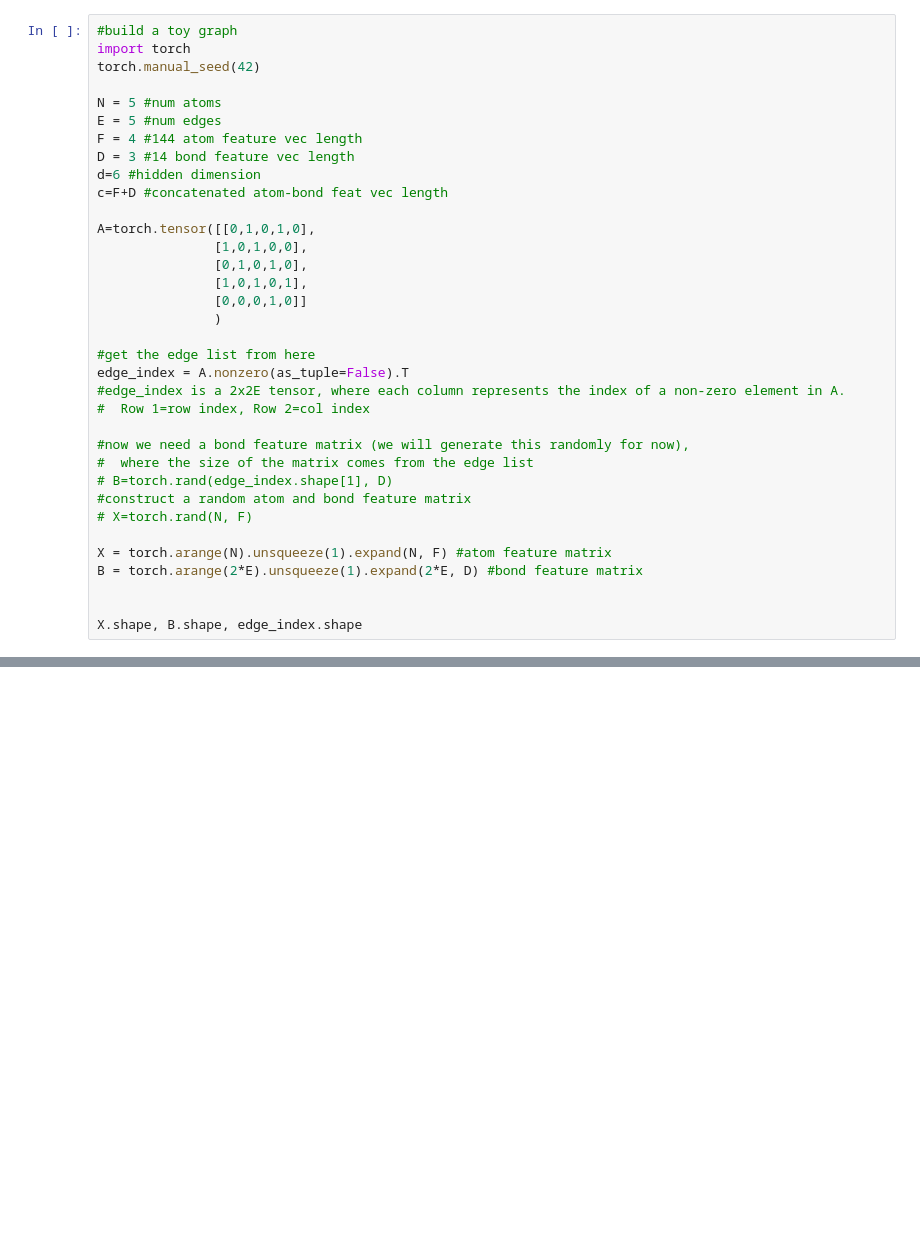
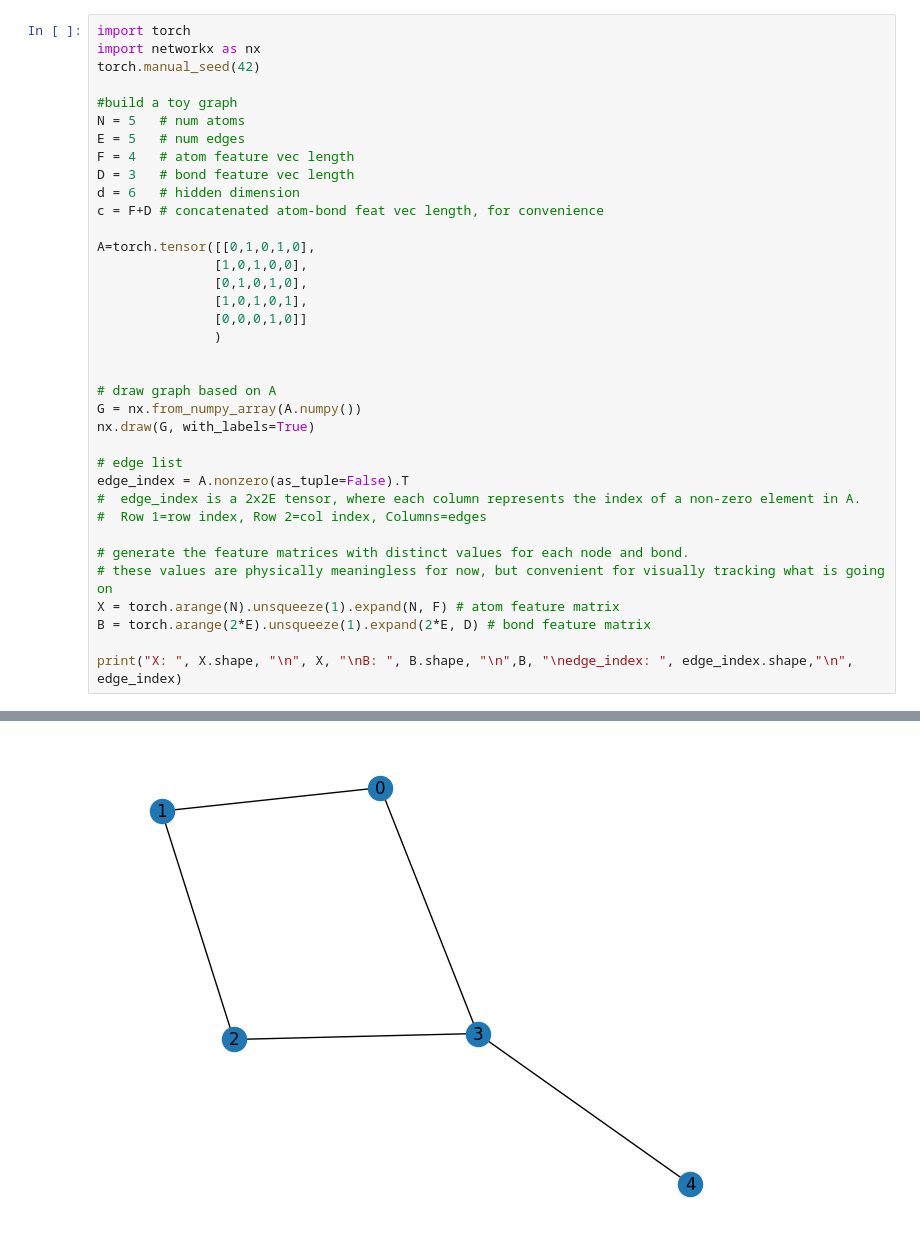
Before and after one commit to michaelmontemurri/simple-dmpnn, a Jupyter notebook: notebooks/demo.ipynb, the cells around one changed output, grey strips where cells are left out. Drawn from its saved outputs; the diff is of its cells as text; blank space fills up the shorter version.

```diff
--- a/notebooks/demo.ipynb
+++ b/notebooks/demo.ipynb
@@ -27,14 +26,15 @@ So how does the directed message passing neural network work? A standard MPNN ta
 # %%
-#build a toy graph
 import torch
+import networkx as nx
 torch.manual_seed(42)
 
-N = 5 #num atoms
-E = 5 #num edges
-F = 4 #144 atom feature vec length
-D = 3 #14 bond feature vec length
-d=6 #hidden dimension
-c=F+D #concatenated atom-bond feat vec length
+#build a toy graph
+N = 5   # num atoms
+E = 5   # num edges
+F = 4   # atom feature vec length
+D = 3   # bond feature vec length
+d = 6   # hidden dimension
+c = F+D # concatenated atom-bond feat vec length, for convenience
 
 A=torch.tensor([[0,1,0,1,0],
                [1,0,1,0,0],
@@ -43,20 +43,20 @@ A=torch.tensor([[0,1,0,1,0],
                [0,0,0,1,0]]
                )
 
-#get the edge list from here
+
+# draw graph based on A
+G = nx.from_numpy_array(A.numpy())
+nx.draw(G, with_labels=True)
+
+# edge list
 edge_index = A.nonzero(as_tuple=False).T
-#edge_index is a 2x2E tensor, where each column represents the index of a non-zero element in A.
-#  Row 1=row index, Row 2=col index
+#  edge_index is a 2x2E tensor, where each column represents the index of a non-zero element in A.
+#  Row 1=row index, Row 2=col index, Columns=edges
 
-#now we need a bond feature matrix (we will generate this randomly for now),
-#  where the size of the matrix comes from the edge list
-# B=torch.rand(edge_index.shape[1], D)
-#construct a random atom and bond feature matrix
-# X=torch.rand(N, F)
+# generate the feature matrices with distinct values for each node and bond.
+# these values are physically meaningless for now, but convenient for visually tracking what is going on
+X = torch.arange(N).unsqueeze(1).expand(N, F) # atom feature matrix
+B = torch.arange(2*E).unsqueeze(1).expand(2*E, D) # bond feature matrix
 
-X = torch.arange(N).unsqueeze(1).expand(N, F) #atom feature matrix
-B = torch.arange(2*E).unsqueeze(1).expand(2*E, D) #bond feature matrix
-
-
-X.shape, B.shape, edge_index.shape
+print("X: ", X.shape, "\n", X, "\nB: ", B.shape, "\n",B, "\nedge_index: ", edge_index.shape,"\n", edge_index)
 # %% [output]
@@ -63,0 +83 @@ X.shape, B.shape, edge_index.shape
+[figure, added]
```
Also changed, not shown: parts of 50 cells of this notebook, 14 other files.
